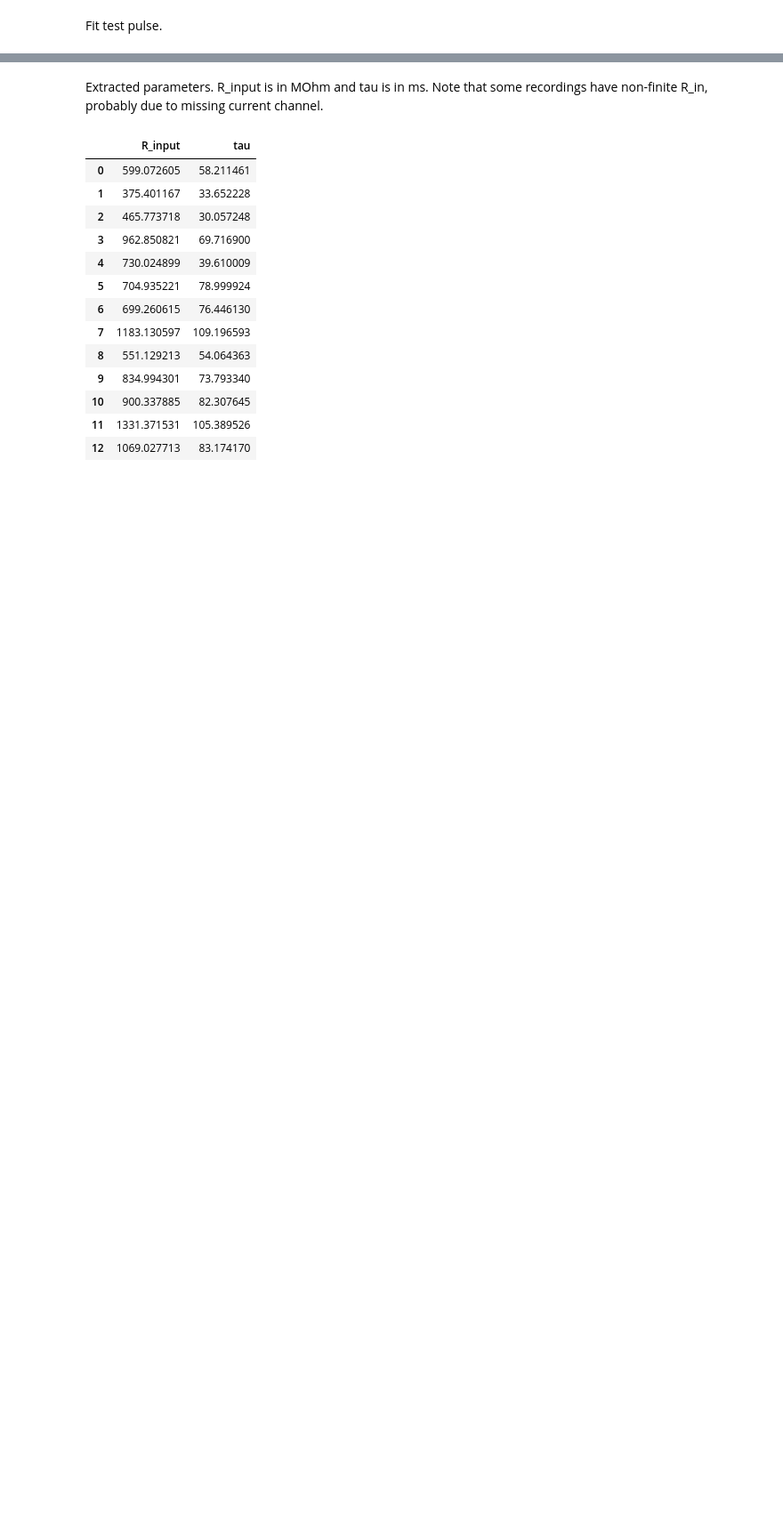
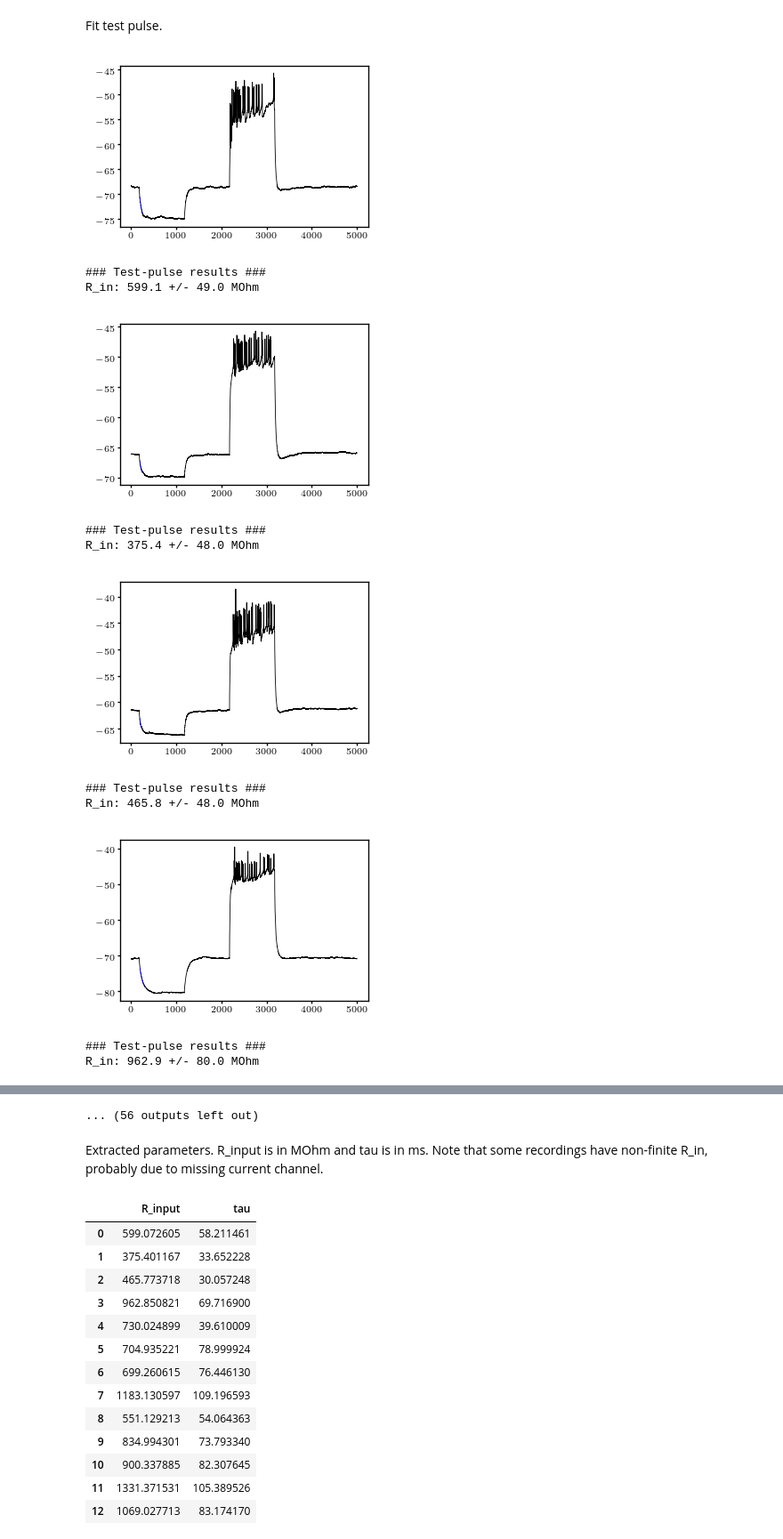
Before and after one commit to nauralcodinglab/raphegif, a Jupyter notebook: figs/scripts/writeup/fig1_electrophysiological_features.ipynb, the cells around one changed output, grey strips where cells are left out. Shown at 89% size. Saved outputs shown, nothing was run; the diff lists cells and outputs as text; code cells hidden in the pictures; blank space fills up the shorter version.

```diff
--- a/figs/scripts/writeup/fig1_electrophysiological_features.ipynb
+++ b/figs/scripts/writeup/fig1_electrophysiological_features.ipynb
@@ -124,20 +123,32 @@ Fit test pulse.
 # %%
 membrane_params = {}
 for cell_type in short_recs:
     membrane_params[cell_type] = pd.DataFrame()
     for i in range(len(short_recs[cell_type])):
-        short_recs[cell_type][i].set_dt(0.1)
         tau_limits = getIndicesByPercentile(short_recs[cell_type][i][0, 1800:9000, :].mean(axis=1), [.8, .2])
         tmp_params = short_recs[cell_type][i].fit_test_pulse(
             (0, 1000),
             (8000, 9000),
             tau=(1800, tau_limits[0] + 1800, tau_limits[1] + 1800),
             V_clamp=False,
             V_chan=0,
             I_chan=1,
             plot_tau=True
         )
         tmp_params['R_input'] = np.mean(tmp_params['R_input'])  # Average R_in across sweeps.
         membrane_params[cell_type] = membrane_params[cell_type].append(tmp_params, ignore_index=True)
 
     membrane_params[cell_type] = membrane_params[cell_type].astype(np.float64)
+# %% [output]
+[figure, added]
+### Test-pulse results ###
+R_in: 599.1 +/- 49.0 MOhm
+[figure, added]
+### Test-pulse results ###
+R_in: 375.4 +/- 48.0 MOhm
+[figure, added]
+### Test-pulse results ###
+R_in: 465.8 +/- 48.0 MOhm
+[figure, added]
+### Test-pulse results ###
+R_in: 962.9 +/- 80.0 MOhm
@@ -144,3 +161,4 @@ for cell_type in short_recs:
+... (56 outputs left out)
 # %% [markdown]
 Extracted parameters. R_input is in MOhm and tau is in ms. Note that some recordings have non-finite R_in, probably due to missing current channel.
 # %%
```
Also changed, not shown: parts of 15 cells of this notebook.
